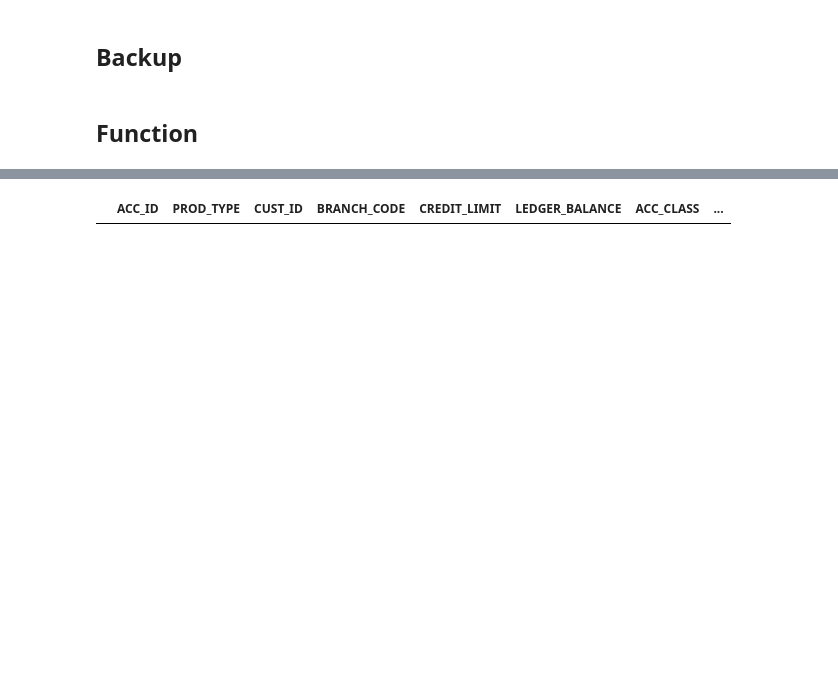
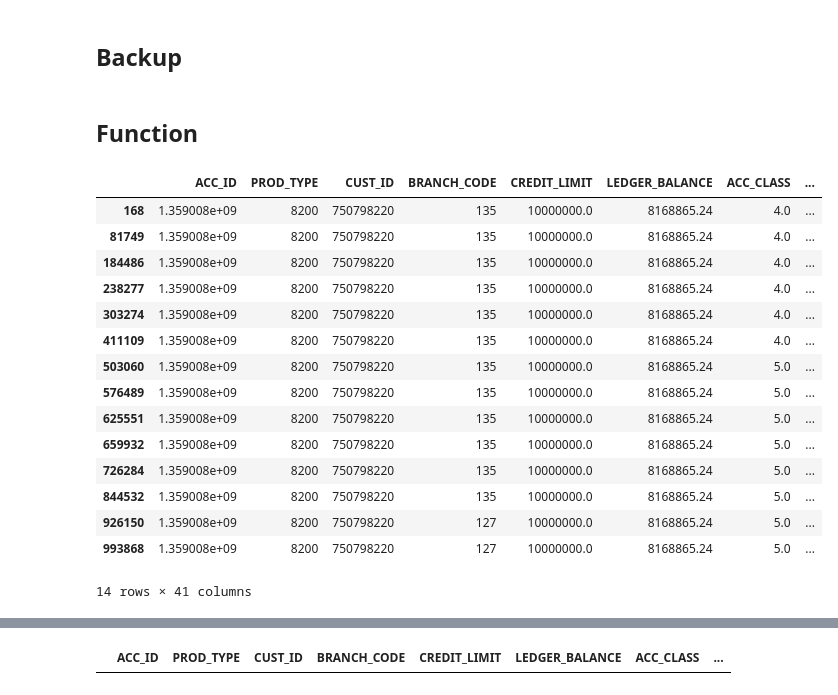
Before and after one commit to Taecpy/CRR-validate, a Jupyter notebook: CRR_validate.ipynb, the cells around one changed output, grey strips where cells are left out. Cells and saved outputs as stored; diff of their text form; code cells hidden in the pictures; blank space fills up the shorter version.

Commit message:
fig code date

```diff
--- a/CRR_validate.ipynb
+++ b/CRR_validate.ipynb
@@ -270,14 +270,14 @@ def load_input():
     df['CUST_ID'] = df['CUST_ID'].astype('int64')
     df.reset_index(drop=True,inplace = True)
     df['วันที่ประเมิน'] = pd.to_datetime(df['วันที่ประเมิน'])
-    df['วันที่ประเมิน'] = df['วันที่ประเมิน'].dt.strftime('%Y-%m-%d %H:%M:%S')
+    # df['วันที่ประเมิน'] = df['วันที่ประเมิน'].dt.strftime('%Y-%m-%d %H:%M:%S')
     return df
 
 def load_performance():
     filename = glob.glob(os.path.join(input_mapping,'*.csv'))[-1]
     df = pd.read_csv(filename,encoding='TIS-620',sep=',')
     df['AS_OF_DATE'] = pd.to_datetime(df['AS_OF_DATE'])
-    df['AS_OF_DATE'] = df['AS_OF_DATE'].dt.strftime('%Y-%m-%d %H:%M:%S')
+    # df['AS_OF_DATE'] = df['AS_OF_DATE'].dt.strftime('%Y-%m-%d %H:%M:%S')
     return df
 
 
@@ -530,7 +530,7 @@ for i in cust_id:
 
     df_i = df_i[df_i['AS_OF_DATE'] >= df_i2['วันที่ประเมิน'].unique()[0]]
     # #     # create field 'Performance' by "AS_OF_DATE" minus "Review_Date"
-    # df_i['Performance'] = df_i['AS_OF_DATE'].dt.to_period('M').astype('int64') - df_i2['วันที่ประเมิน'].dt.to_period('M').astype('int64')
+    df_i['Performance'] = df_i['AS_OF_DATE'].dt.to_period('M').astype('int64') - df_i2['วันที่ประเมิน'].dt.to_period('M').astype('int64').unique()[0]
 
     #     # cut tail, not exceed 12 months
     # df_i = df_i[df_i['Performance'] <= 12]
@@ -553,0 +552,19 @@ df_list = pd.concat(df_list)
+# %%
+df_list
+# %% [output]
+|  | ACC_ID | PROD_TYPE | CUST_ID | BRANCH_CODE | CREDIT_LIMIT | LEDGER_BALANCE | ACC_CLASS | ... |
+| 168 | 1.359008e+09 | 8200 | 750798220 | 135 | 10000000.0 | 8168865.24 | 4.0 | ... |
+| 81749 | 1.359008e+09 | 8200 | 750798220 | 135 | 10000000.0 | 8168865.24 | 4.0 | ... |
+| 184486 | 1.359008e+09 | 8200 | 750798220 | 135 | 10000000.0 | 8168865.24 | 4.0 | ... |
+| 238277 | 1.359008e+09 | 8200 | 750798220 | 135 | 10000000.0 | 8168865.24 | 4.0 | ... |
+| 303274 | 1.359008e+09 | 8200 | 750798220 | 135 | 10000000.0 | 8168865.24 | 4.0 | ... |
+| 411109 | 1.359008e+09 | 8200 | 750798220 | 135 | 10000000.0 | 8168865.24 | 4.0 | ... |
+| 503060 | 1.359008e+09 | 8200 | 750798220 | 135 | 10000000.0 | 8168865.24 | 5.0 | ... |
+| 576489 | 1.359008e+09 | 8200 | 750798220 | 135 | 10000000.0 | 8168865.24 | 5.0 | ... |
+| 625551 | 1.359008e+09 | 8200 | 750798220 | 135 | 10000000.0 | 8168865.24 | 5.0 | ... |
+| 659932 | 1.359008e+09 | 8200 | 750798220 | 135 | 10000000.0 | 8168865.24 | 5.0 | ... |
+| 726284 | 1.359008e+09 | 8200 | 750798220 | 135 | 10000000.0 | 8168865.24 | 5.0 | ... |
+| 844532 | 1.359008e+09 | 8200 | 750798220 | 135 | 10000000.0 | 8168865.24 | 5.0 | ... |
+| 926150 | 1.359008e+09 | 8200 | 750798220 | 127 | 10000000.0 | 8168865.24 | 5.0 | ... |
+| 993868 | 1.359008e+09 | 8200 | 750798220 | 127 | 10000000.0 | 8168865.24 | 5.0 | ... |
+14 rows × 41 columns
```
Also changed, not shown: parts of 7 cells of this notebook.
